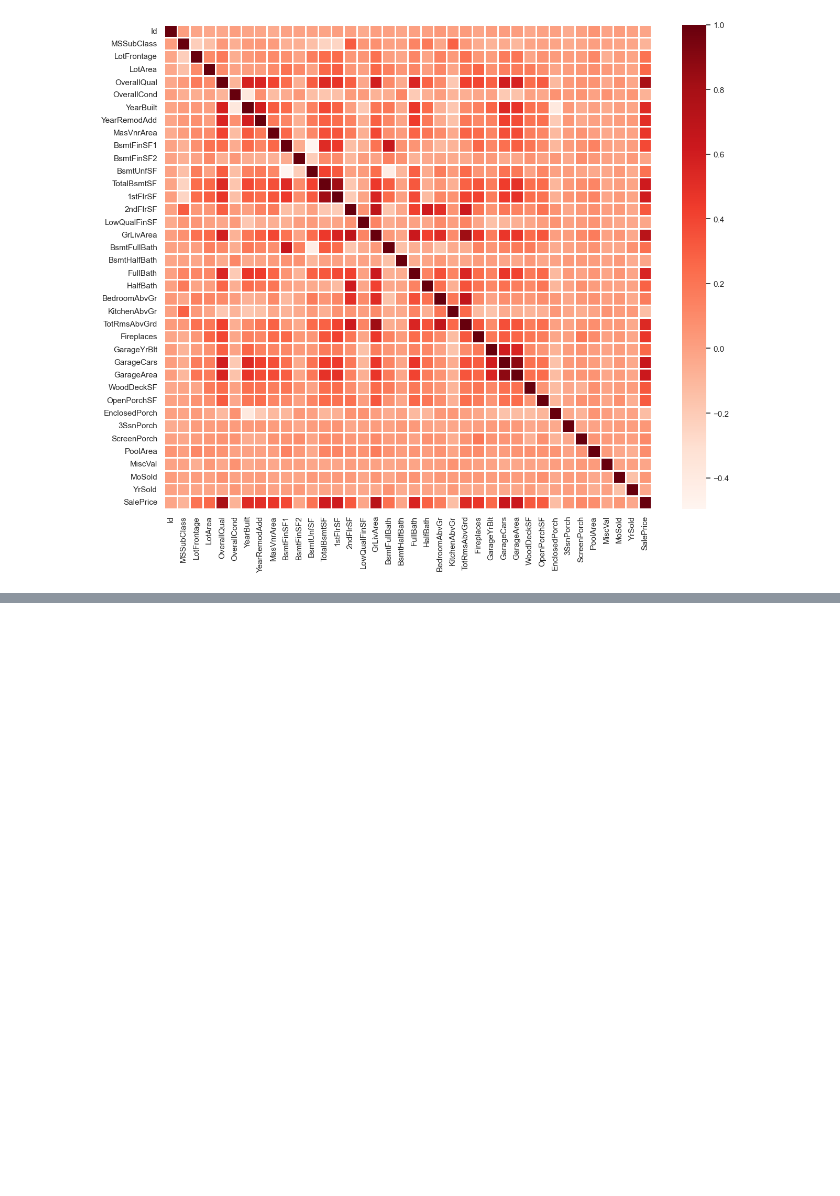
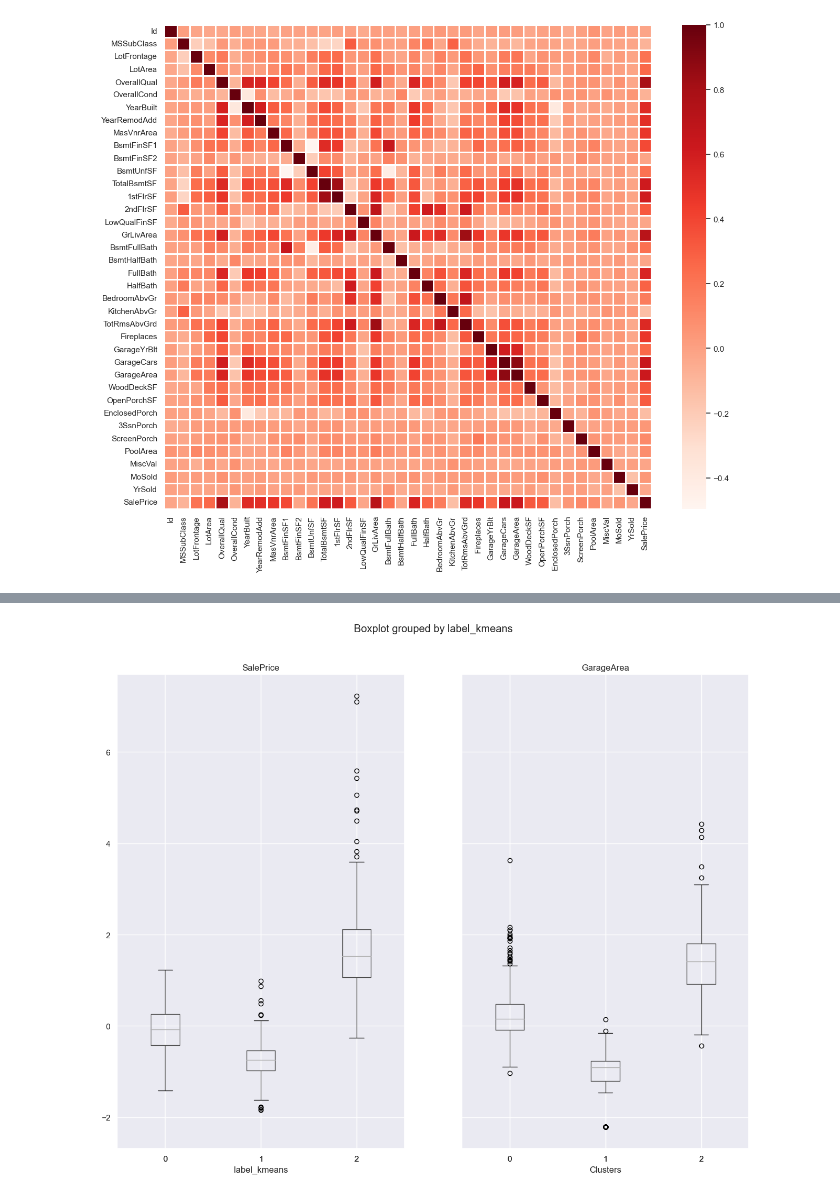
Before and after one commit to kenluzuriaga0/SalesAnalysisCluster, a Jupyter notebook: kLuzuriaga_sales_cluster.ipynb, the cells around one changed output, grey strips where cells are left out. Cells and saved outputs as stored; diff of their text form; code cells hidden in the pictures; blank space fills up the shorter version.

```diff
--- a/kLuzuriaga_sales_cluster.ipynb
+++ b/kLuzuriaga_sales_cluster.ipynb
@@ -66,0 +203,8 @@ Length: 81, dtype: object
+# %%
+
+new_dfa.boxplot(column=['SalePrice','GarageArea'], by='label_kmeans')
+plt.xlabel("Clusters")
+plt.ylabel("Valor de SalePrice")
+plt.show()
+# %% [output]
+[figure, added]
```
Also changed, not shown: parts of 5 cells of this notebook.
